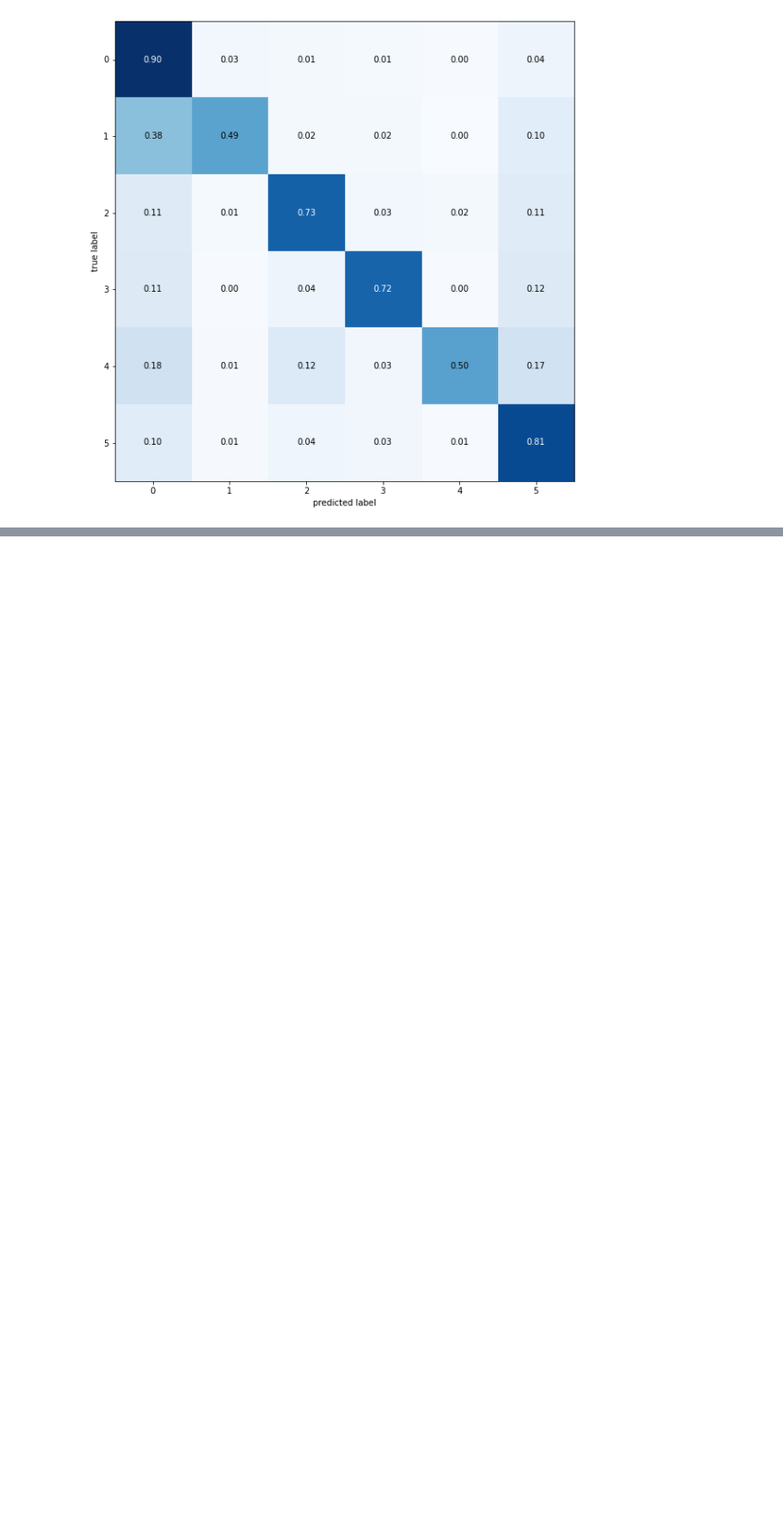
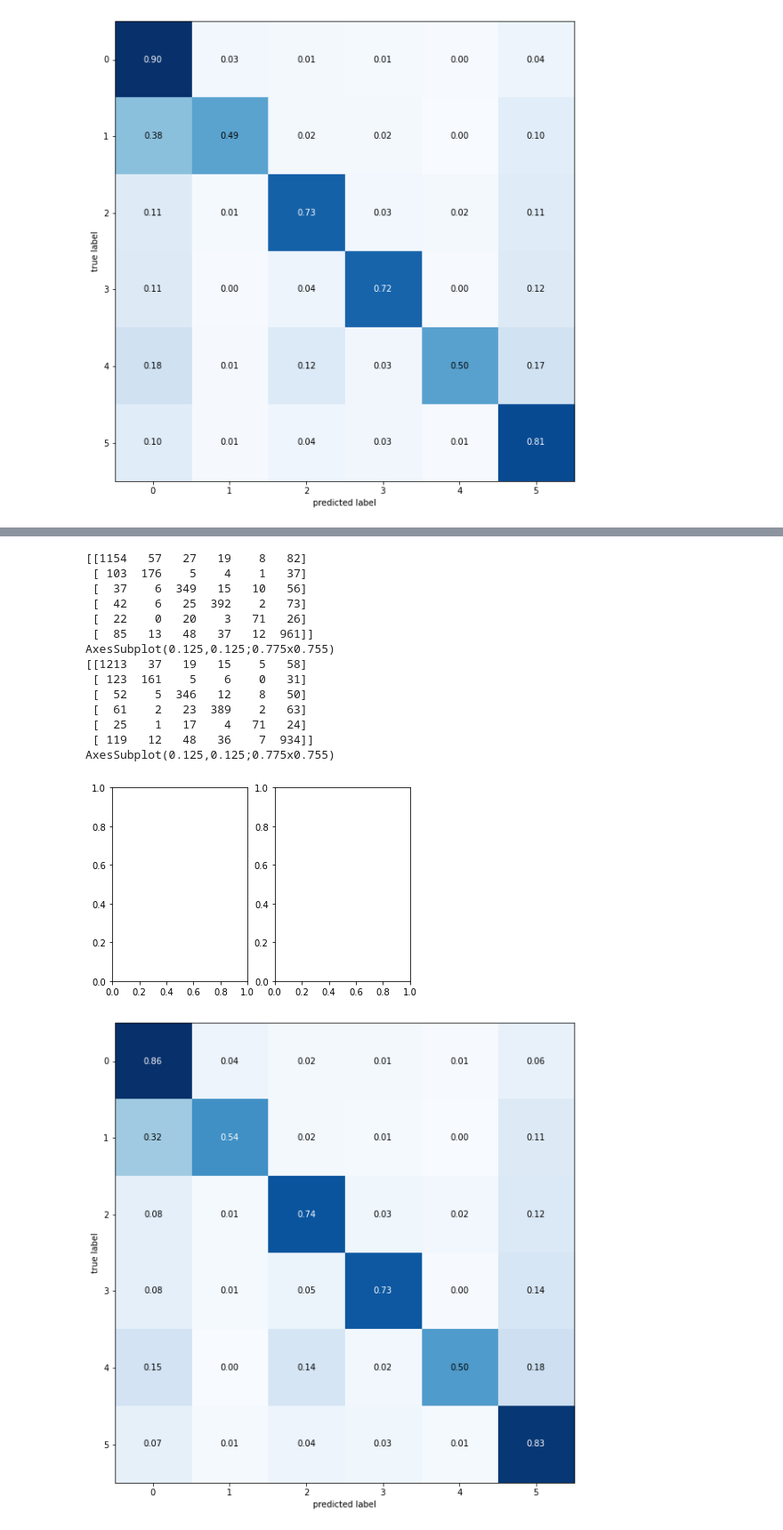
Before and after one commit to willsantospereira/tcc_nlp, a Jupyter notebook: notebook/Analise_Emocao.ipynb, the cells around one changed output, grey strips where cells are left out. Shown: that part at 89% size. Saved outputs shown, nothing was run; the diff lists cells and outputs as text; code cells hidden in the pictures; blank space fills up the shorter version.

```diff
--- a/notebook/Analise_Emocao.ipynb
+++ b/notebook/Analise_Emocao.ipynb
@@ -339,2 +344,0 @@ def avalia_modelo_score(modelo, vectorizer, X_train, X_test, y_train, y_test):
-# %%
-y_pred_lr_count_vec = avalia_modelo_score(LogisticRegression(multi_class='multinomial', solver='lbfgs'), get_vectorize_instance('CountVectorizer'), X_train, X_test, y_train, y_test)
@@ -704,2 +344,0 @@ weighted avg       0.71      0.71      0.71       855
-# %%
-y_pred_sgd_count_vect = avalia_modelo_score(SGDClassifier(loss="log", penalty="l2"), get_vectorize_instance('CountVectorizer'), X_train, X_test, y_train, y_test)
@@ -1110,0 +374,43 @@ numpy.ndarray
+# %%
+from sklearn.metrics import plot_confusion_matrix
+
+fig, axes = plt.subplots(nrows=2, ncols=2, figsize=(15,10))
+
+for cls, ax in zip(classifiers, axes.flatten()):
+
+for y_pred, name, lab, grd in zip([y_pred_lr_count_vec, y_pred_sgd_count_vect],
+                            ['nome1', 'nome2'],
+                         y_test,
+                         itertools.product([0, 1],
+                         repeat=2)):
+
+        cm = confusion_matrix(y_target=y_test, y_predicted=y_pred, binary=False)
+        print(name)
+        fig, ax = plot_confusion_matrix(conf_mat=cm, show_absolute=False, show_normed=True, figsize= (10, 10))
+
+    plot_confusion_matrix(cls,
+                          X_test,
+                          y_test,
+                          ax=ax,
+                          cmap='Blues',
+                         display_labels=data.target_names)
+    ax.title.set_text(type(cls).__name__)
+plt.tight_layout()
+plt.show()
+# %% [output]
+[[1154   57   27   19    8   82]
+ [ 103  176    5    4    1   37]
+ [  37    6  349   15   10   56]
+ [  42    6   25  392    2   73]
+ [  22    0   20    3   71   26]
+ [  85   13   48   37   12  961]]
+AxesSubplot(0.125,0.125;0.775x0.755)
+[[1213   37   19   15    5   58]
+ [ 123  161    5    6    0   31]
+ [  52    5  346   12    8   50]
+ [  61    2   23  389    2   63]
+ [  25    1   17    4   71   24]
+ [ 119   12   48   36    7  934]]
+AxesSubplot(0.125,0.125;0.775x0.755)
+[figure, added]
+[figure, added]
```
Also changed, not shown: parts of 59 cells of this notebook.
